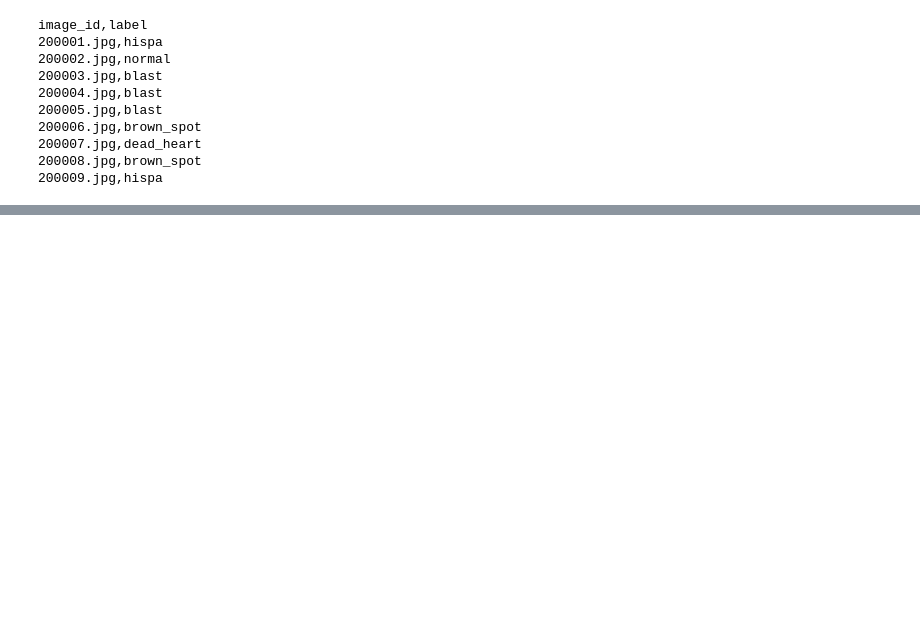
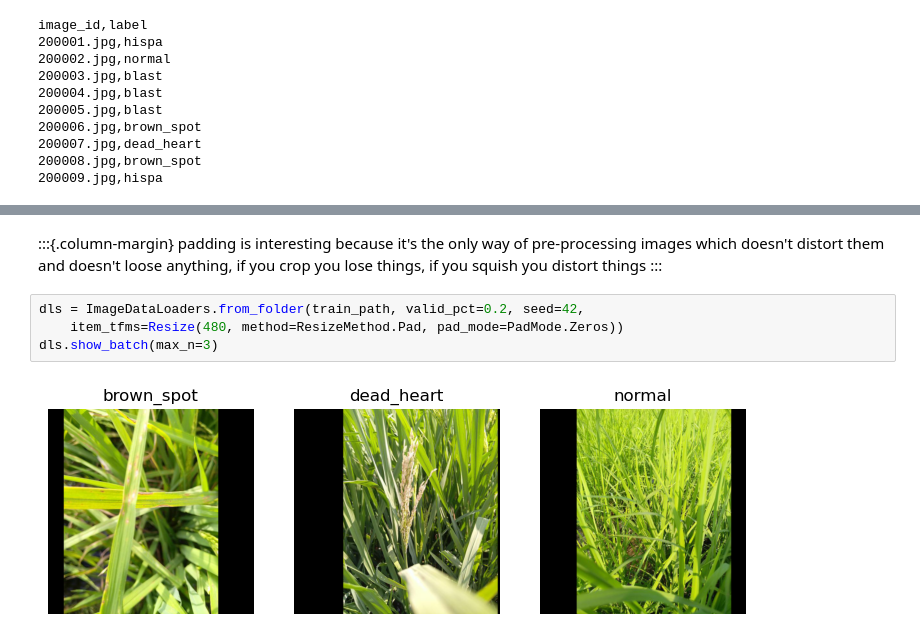
Before and after one commit to bhdai/blog, a Jupyter notebook: posts/2024-12-30-deep-learning-concepts/index.ipynb, the cells around one changed output, grey strips where cells are left out. Drawn from its saved outputs; the diff is of its cells as text; blank space fills up the shorter version.

```diff
--- a/posts/2024-12-30-deep-learning-concepts/index.ipynb
+++ b/posts/2024-12-30-deep-learning-concepts/index.ipynb
@@ -734,0 +774,10 @@ It's the end of 2024 already, so happy new year!
+# %% [markdown]
+:::{.column-margin}
+padding is interesting because it's the only way of pre-processing images which doesn't distort them and doesn't loose anything, if you crop you lose things, if you squish you distort things
+:::
+# %%
+dls = ImageDataLoaders.from_folder(train_path, valid_pct=0.2, seed=42,
+    item_tfms=Resize(480, method=ResizeMethod.Pad, pad_mode=PadMode.Zeros))
+dls.show_batch(max_n=3)
+# %% [output]
+[figure, added]
```
Also changed, not shown: parts of 24 cells of this notebook.
